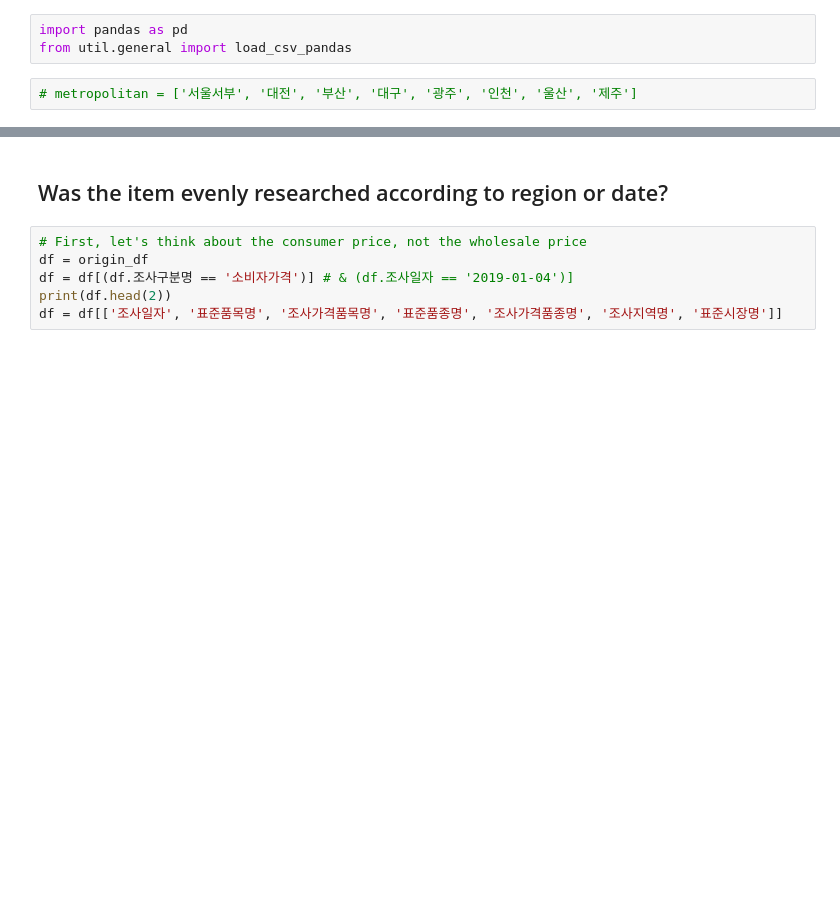
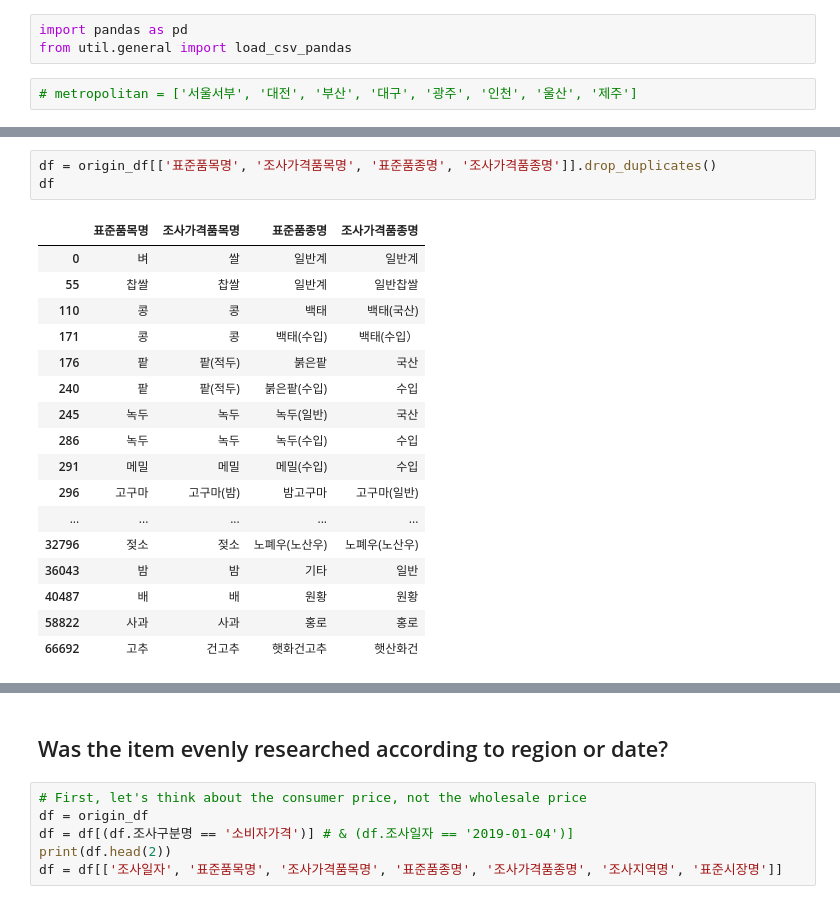
Before and after one commit to meowpunch/bobsim-research, a Jupyter notebook: src/main/python/analysis00.ipynb, the cells around one changed output, grey strips where cells are left out. Drawn from its saved outputs; the diff is of its cells as text; blank space fills up the shorter version.

```diff
--- a/src/main/python/analysis00.ipynb
+++ b/src/main/python/analysis00.ipynb
@@ -37,0 +37,21 @@ memory usage: 18.2+ MB
+# %%
+df = origin_df[['표준품목명', '조사가격품목명', '표준품종명', '조사가격품종명']].drop_duplicates()
+df
+# %% [output]
+|  | 표준품목명 | 조사가격품목명 | 표준품종명 | 조사가격품종명 |
+| 0 | 벼 | 쌀 | 일반계 | 일반계 |
+| 55 | 찹쌀 | 찹쌀 | 일반계 | 일반찹쌀 |
+| 110 | 콩 | 콩 | 백태 | 백태(국산) |
+| 171 | 콩 | 콩 | 백태(수입) | 백태(수입） |
+| 176 | 팥 | 팥(적두) | 붉은팥 | 국산 |
+| 240 | 팥 | 팥(적두) | 붉은팥(수입) | 수입 |
+| 245 | 녹두 | 녹두 | 녹두(일반) | 국산 |
+| 286 | 녹두 | 녹두 | 녹두(수입) | 수입 |
+| 291 | 메밀 | 메밀 | 메밀(수입) | 수입 |
+| 296 | 고구마 | 고구마(밤) | 밤고구마 | 고구마(일반) |
+| ... | ... | ... | ... | ... |
+| 32796 | 젖소 | 젖소 | 노폐우(노산우) | 노폐우(노산우) |
+| 36043 | 밤 | 밤 | 기타 | 일반 |
+| 40487 | 배 | 배 | 원황 | 원황 |
+| 58822 | 사과 | 사과 | 홍로 | 홍로 |
+| 66692 | 고추 | 건고추 | 햇화건고추 | 햇산화건 |
```
Also changed, not shown: parts of 10 cells of this notebook, 5 other files.
